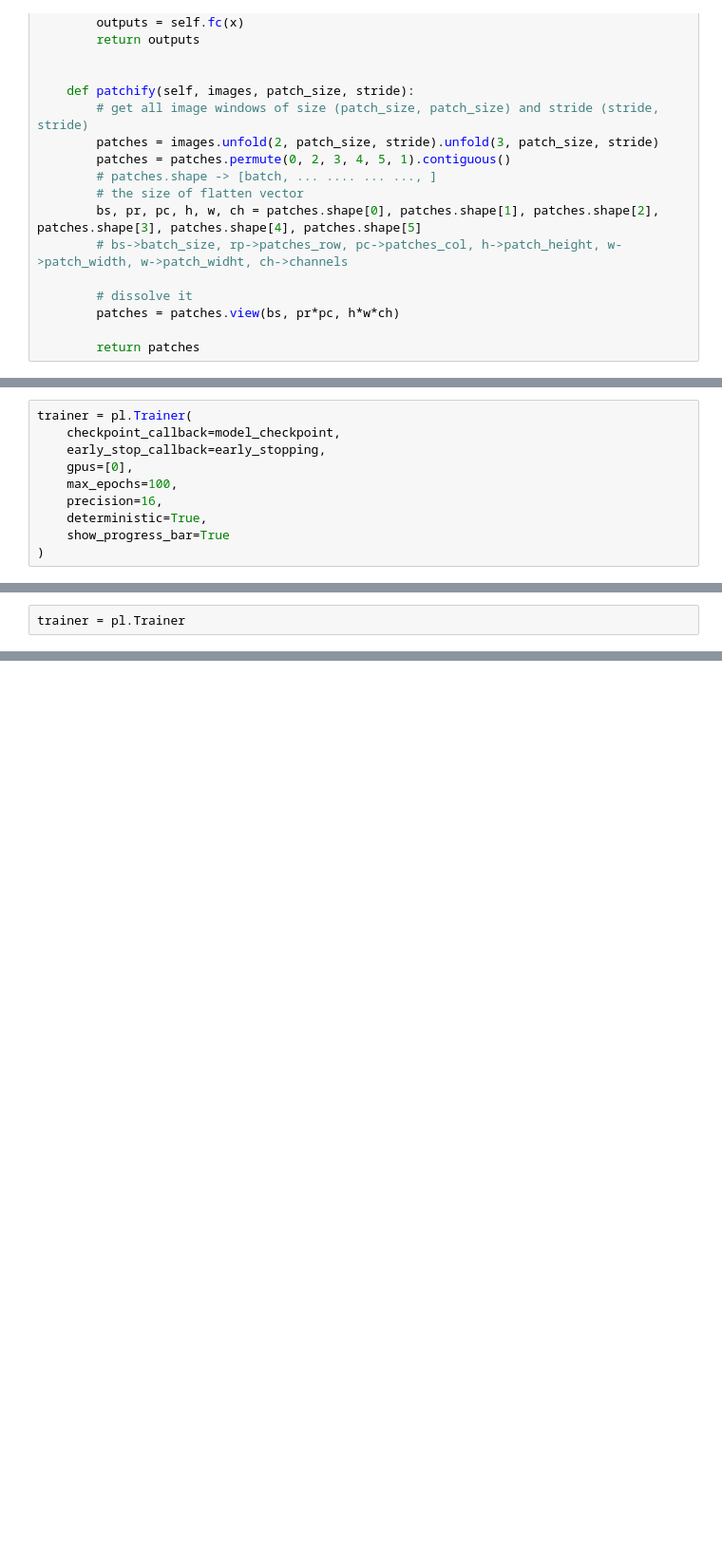
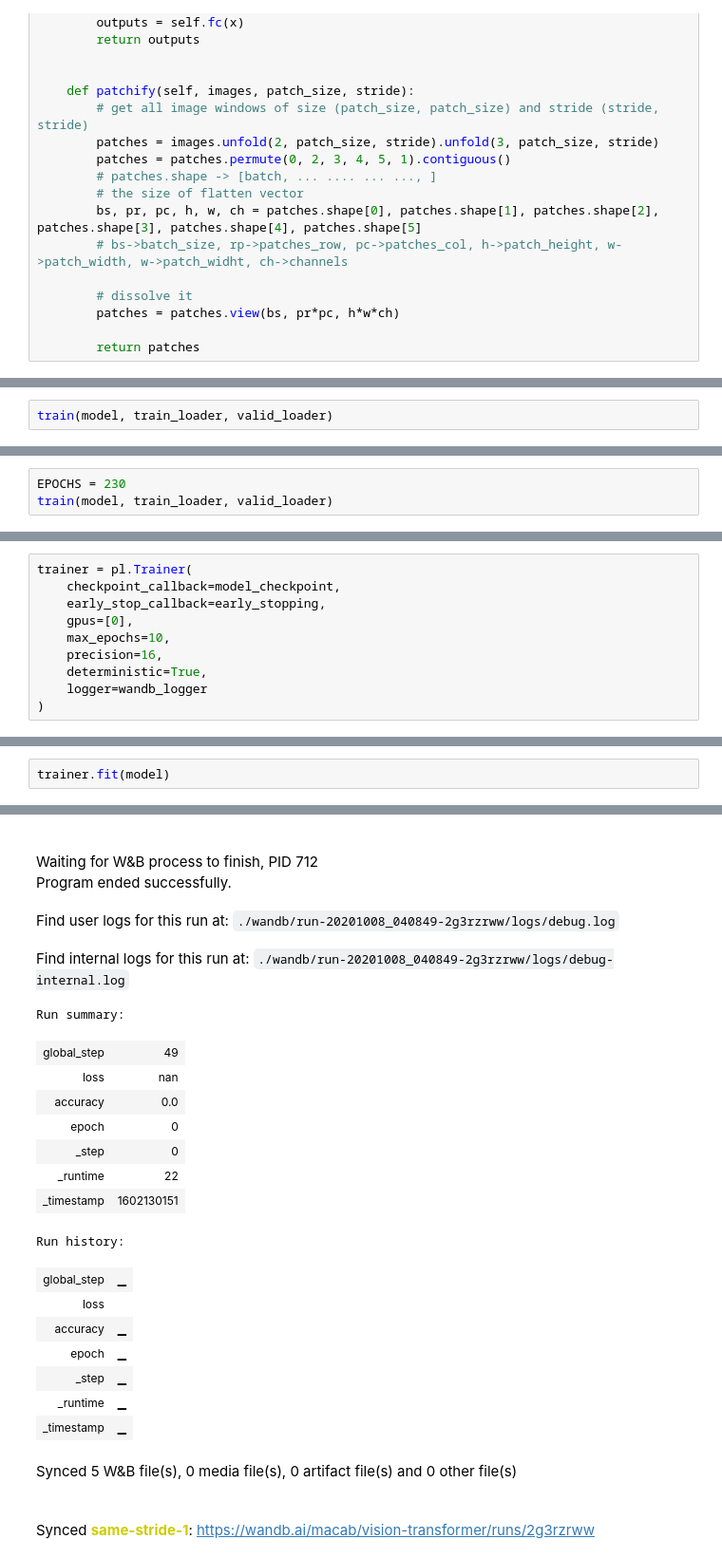
Before and after one commit to macabdul9/vision-transformer, a Jupyter notebook: ViT.ipynb, the cells around one changed output, grey strips where cells are left out. Shown at 95% size. Saved outputs shown, nothing was run; the diff lists cells and outputs as text; blank space fills up the shorter version.

Commit message:
vision transformer

```diff
--- a/ViT.ipynb
+++ b/ViT.ipynb
@@ -217,0 +362,2 @@ model_checkpoint = pl.callbacks.ModelCheckpoint(
+# %%
+train(model, train_loader, valid_loader)
@@ -217,0 +403,3 @@ model_checkpoint = pl.callbacks.ModelCheckpoint(
+# %%
+EPOCHS = 230
+train(model, train_loader, valid_loader)
@@ -220,9 +419,9 @@ trainer = pl.Trainer(
     checkpoint_callback=model_checkpoint,
     early_stop_callback=early_stopping,
     gpus=[0],
-    max_epochs=100,
+    max_epochs=10,
     precision=16,
     deterministic=True,
-    show_progress_bar=True
+    logger=wandb_logger
 )
 # %% [output]
@@ -232,2 +432,3 @@ MisconfigurationException:
-# %%
-trainer = pl.Trainer
+# %%
+trainer.fit(model)
+# %% [output]
@@ -233,0 +436,22 @@ trainer = pl.Trainer
+Waiting for W&B process to finish, PID 712
+Program ended successfully.
+Find user logs for this run at: ./wandb/run-20201008_040849-2g3rzrww/logs/debug.log
+Find internal logs for this run at: ./wandb/run-20201008_040849-2g3rzrww/logs/debug-internal.log
+Run summary:
+| global_step | 49 |
+| loss | nan |
+| accuracy | 0.0 |
+| epoch | 0 |
+| _step | 0 |
+| _runtime | 22 |
+| _timestamp | 1602130151 |
+Run history:
+| global_step | ▁ |
+| loss |  |
+| accuracy | ▁ |
+| epoch | ▁ |
+| _step | ▁ |
+| _runtime | ▁ |
+| _timestamp | ▁ |
+Synced 5 W&B file(s), 0 media file(s), 0 artifact file(s) and 0 other file(s)
+Synced same-stride-1: https://wandb.ai/macab/vision-transformer/runs/2g3rzrww
```
Also changed, not shown: parts of 40 cells of this notebook.
